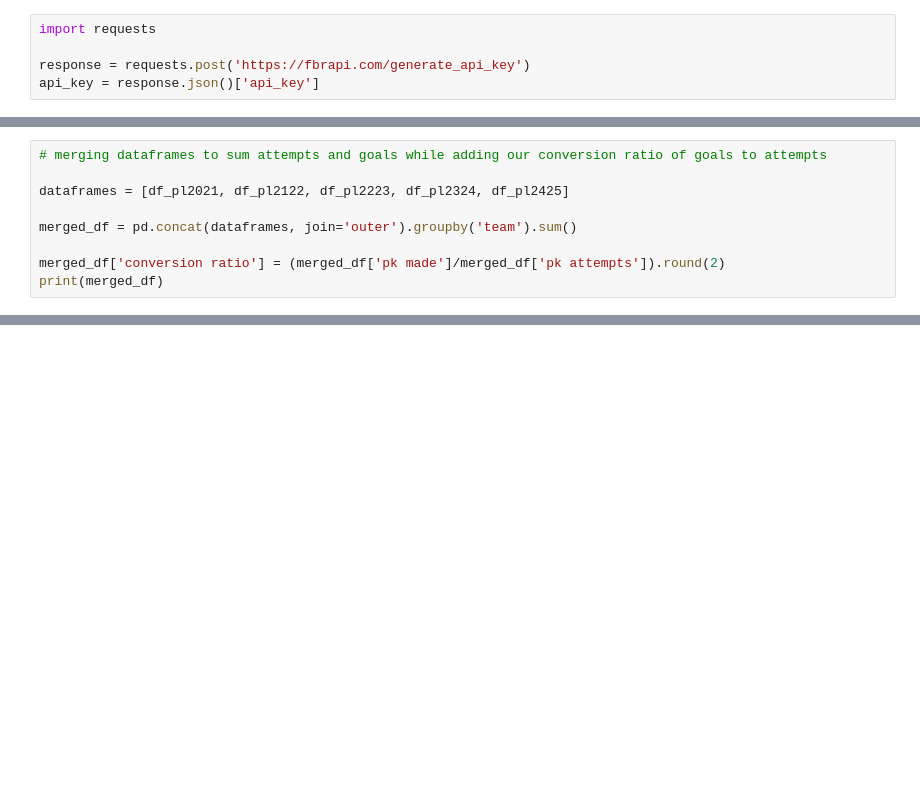
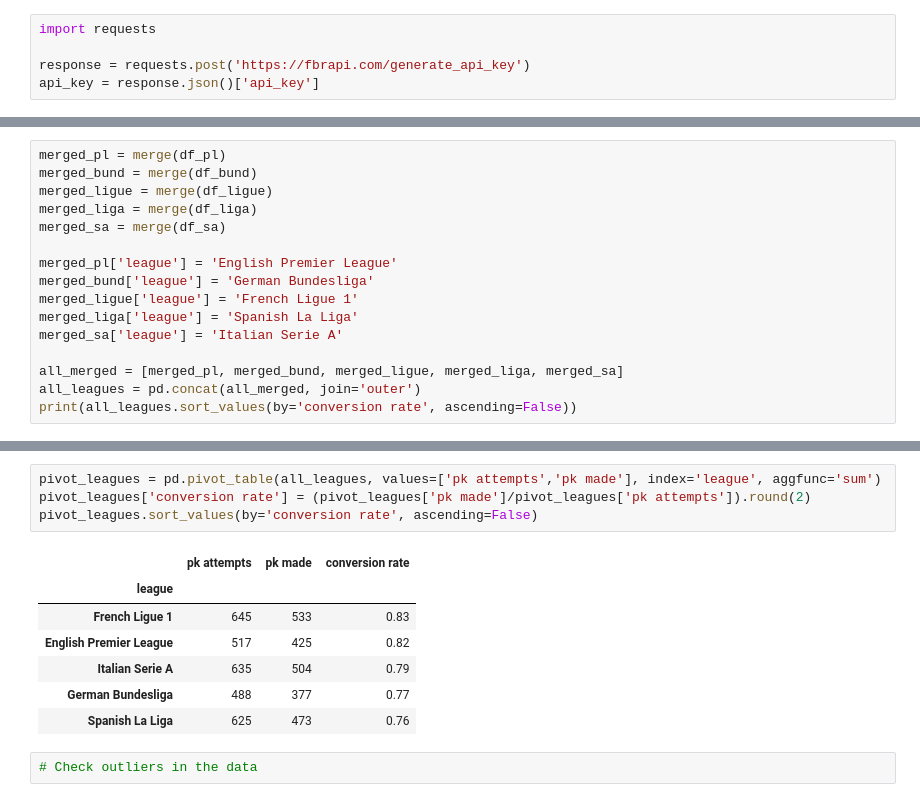
Before and after one commit to alex-milneski/penalty-kick-analysis-top-5-leagues, a Jupyter notebook: PK_Analysis.ipynb, the cells around one changed output, grey strips where cells are left out. Saved outputs shown, nothing was run; the diff lists cells and outputs as text; blank space fills up the shorter version.

Commit message:
Fixed some of the code. Added pivot table.

```diff
--- a/PK_Analysis.ipynb
+++ b/PK_Analysis.ipynb
@@ -88,9 +68,0 @@ dtype: object
-# %%
-# merging dataframes to sum attempts and goals while adding our conversion ratio of goals to attempts
-
-dataframes = [df_pl2021, df_pl2122, df_pl2223, df_pl2324, df_pl2425]
-
-merged_df = pd.concat(dataframes, join='outer').groupby('team').sum()
-
-merged_df['conversion ratio'] = (merged_df['pk made']/merged_df['pk attempts']).round(2)
-print(merged_df)
@@ -203,0 +155,16 @@ Udinese                  4        4
+# %%
+merged_pl = merge(df_pl)
+merged_bund = merge(df_bund)
+merged_ligue = merge(df_ligue)
+merged_liga = merge(df_liga)
+merged_sa = merge(df_sa)
+
+merged_pl['league'] = 'English Premier League'
+merged_bund['league'] = 'German Bundesliga'
+merged_ligue['league'] = 'French Ligue 1'
+merged_liga['league'] = 'Spanish La Liga'
+merged_sa['league'] = 'Italian Serie A'
+
+all_merged = [merged_pl, merged_bund, merged_ligue, merged_liga, merged_sa]
+all_leagues = pd.concat(all_merged, join='outer')
+print(all_leagues.sort_values(by='conversion rate', ascending=False))
@@ -203,0 +226,14 @@ Udinese                  4        4
+# %%
+pivot_leagues = pd.pivot_table(all_leagues, values=['pk attempts','pk made'], index='league', aggfunc='sum')
+pivot_leagues['conversion rate'] = (pivot_leagues['pk made']/pivot_leagues['pk attempts']).round(2)
+pivot_leagues.sort_values(by='conversion rate', ascending=False)
+# %% [output]
+|  | pk attempts | pk made | conversion rate |
+| league |  |  |  |
+| French Ligue 1 | 645 | 533 | 0.83 |
+| English Premier League | 517 | 425 | 0.82 |
+| Italian Serie A | 635 | 504 | 0.79 |
+| German Bundesliga | 488 | 377 | 0.77 |
+| Spanish La Liga | 625 | 473 | 0.76 |
+# %%
+# Check outliers in the data
```
Also changed, not shown: parts of 15 cells of this notebook.
